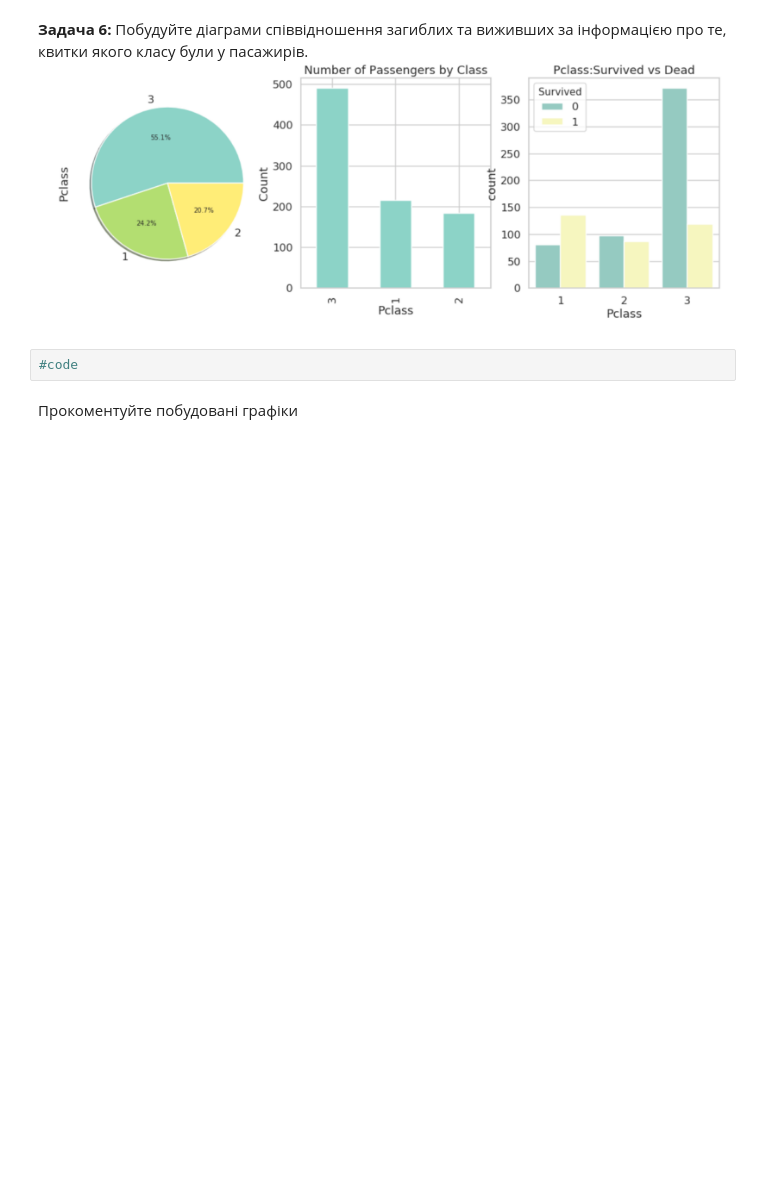
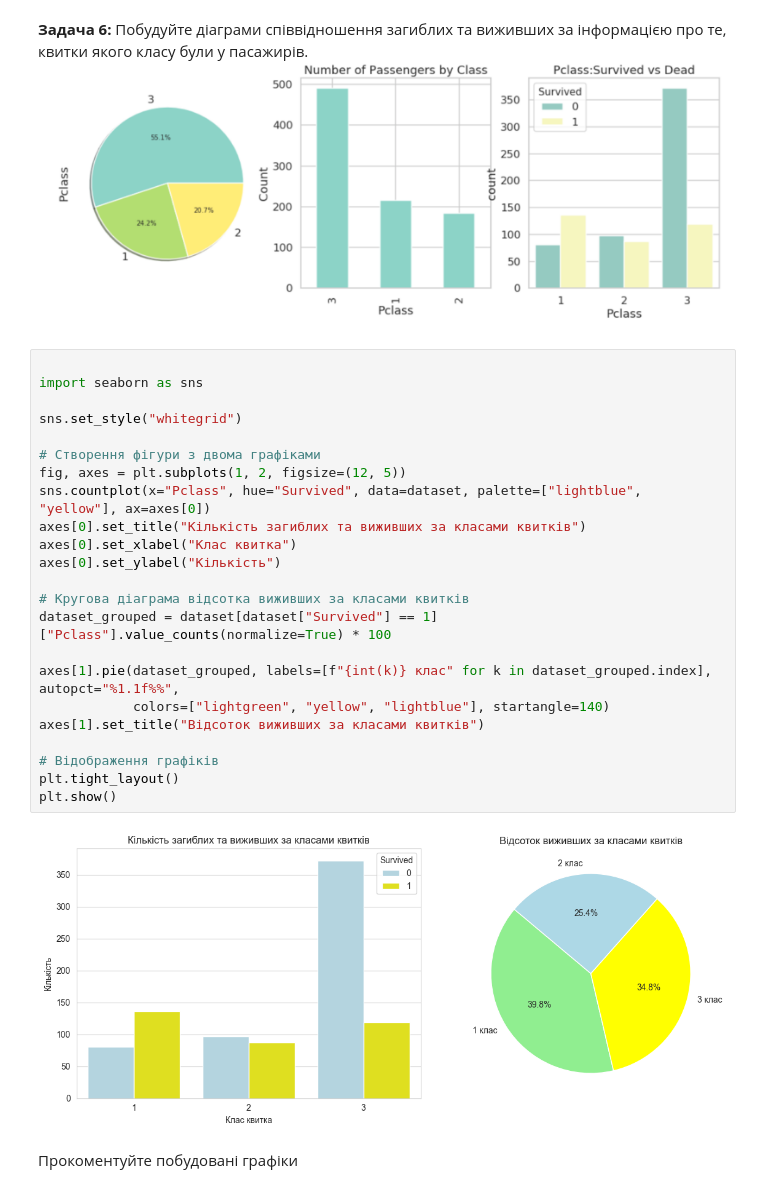
Before and after one commit to xwfeqi/BAI, a Jupyter notebook: LAB2BAI/Task2_basic_ai_ad_(3).ipynb, the cells around one changed output. Cells and saved outputs as stored; diff of their text form; blank space fills up the shorter version.

```diff
--- a/LAB2BAI/Task2_basic_ai_ad_(3).ipynb
+++ b/LAB2BAI/Task2_basic_ai_ad_(3).ipynb
@@ -44,8 +108,31 @@ dataset = pd.read_csv(...)
 # %% [markdown]
 **Задача 6:** Побудуйте діаграми співвідношення загиблих та виживших за інформацією про те, квитки якого класу були у пасажирів.
 ![image.png](embedded-picture-1)
-# %%
-#code
+# %%
+
+import seaborn as sns
+
+sns.set_style("whitegrid")
+
+# Створення фігури з двома графіками
+fig, axes = plt.subplots(1, 2, figsize=(12, 5))
+sns.countplot(x="Pclass", hue="Survived", data=dataset, palette=["lightblue", "yellow"], ax=axes[0])
+axes[0].set_title("Кількість загиблих та виживших за класами квитків")
+axes[0].set_xlabel("Клас квитка")
+axes[0].set_ylabel("Кількість")
+
+# Кругова діаграма відсотка виживших за класами квитків
+dataset_grouped = dataset[dataset["Survived"] == 1]["Pclass"].value_counts(normalize=True) * 100
+
+axes[1].pie(dataset_grouped, labels=[f"{int(k)} клас" for k in dataset_grouped.index], autopct="%1.1f%%",
+            colors=["lightgreen", "yellow", "lightblue"], startangle=140)
+axes[1].set_title("Відсоток виживших за класами квитків")
+
+# Відображення графіків
+plt.tight_layout()
+plt.show()
+# %% [output]
+[figure, added]
 # %% [markdown]
 Прокоментуйте побудовані графіки
 # %% [markdown]
```
Also changed, not shown: parts of 11 cells of this notebook, 1 other file.
